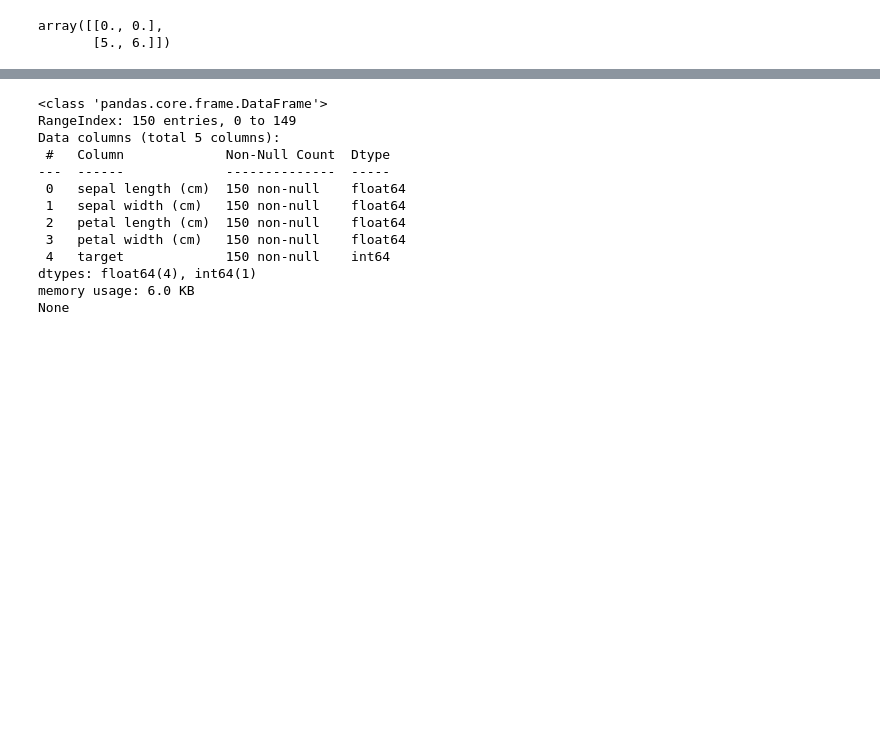
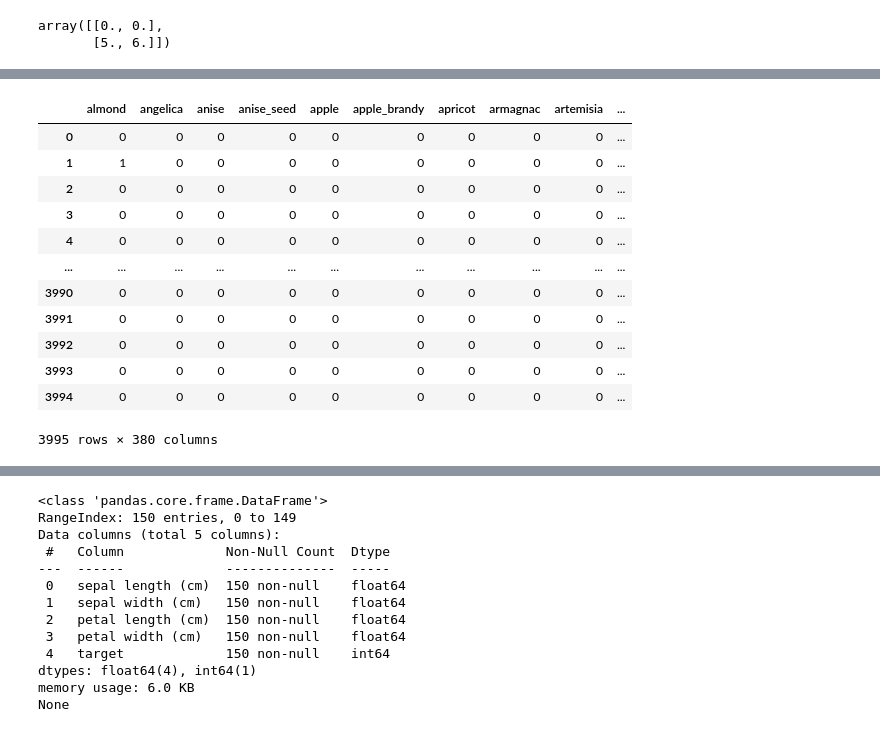
Before and after one commit to abdalrahmenyousifMohamed/ML, a Jupyter notebook: notebooks/multi-classification.ipynb, the cells around one changed output, grey strips where cells are left out. Saved outputs shown, nothing was run; the diff lists cells and outputs as text; code cells hidden in the pictures; blank space fills up the shorter version.

```diff
--- a/notebooks/multi-classification.ipynb
+++ b/notebooks/multi-classification.ipynb
@@ -965,0 +1011,3 @@ array([[0., 0.],
+# %%
+data = pd.read_csv('cleaned_cuisines.csv')
+data.head()
@@ -965,0 +1022,17 @@ array([[0., 0.],
+# %%
+X = data.iloc[:,2:]
+X
+# %% [output]
+|  | almond | angelica | anise | anise_seed | apple | apple_brandy | apricot | armagnac | artemisia | ... |
+| 0 | 0 | 0 | 0 | 0 | 0 | 0 | 0 | 0 | 0 | ... |
+| 1 | 1 | 0 | 0 | 0 | 0 | 0 | 0 | 0 | 0 | ... |
+| 2 | 0 | 0 | 0 | 0 | 0 | 0 | 0 | 0 | 0 | ... |
+| 3 | 0 | 0 | 0 | 0 | 0 | 0 | 0 | 0 | 0 | ... |
+| 4 | 0 | 0 | 0 | 0 | 0 | 0 | 0 | 0 | 0 | ... |
+| ... | ... | ... | ... | ... | ... | ... | ... | ... | ... | ... |
+| 3990 | 0 | 0 | 0 | 0 | 0 | 0 | 0 | 0 | 0 | ... |
+| 3991 | 0 | 0 | 0 | 0 | 0 | 0 | 0 | 0 | 0 | ... |
+| 3992 | 0 | 0 | 0 | 0 | 0 | 0 | 0 | 0 | 0 | ... |
+| 3993 | 0 | 0 | 0 | 0 | 0 | 0 | 0 | 0 | 0 | ... |
+| 3994 | 0 | 0 | 0 | 0 | 0 | 0 | 0 | 0 | 0 | ... |
+3995 rows × 380 columns
```
Also changed, not shown: parts of 23 cells of this notebook.
